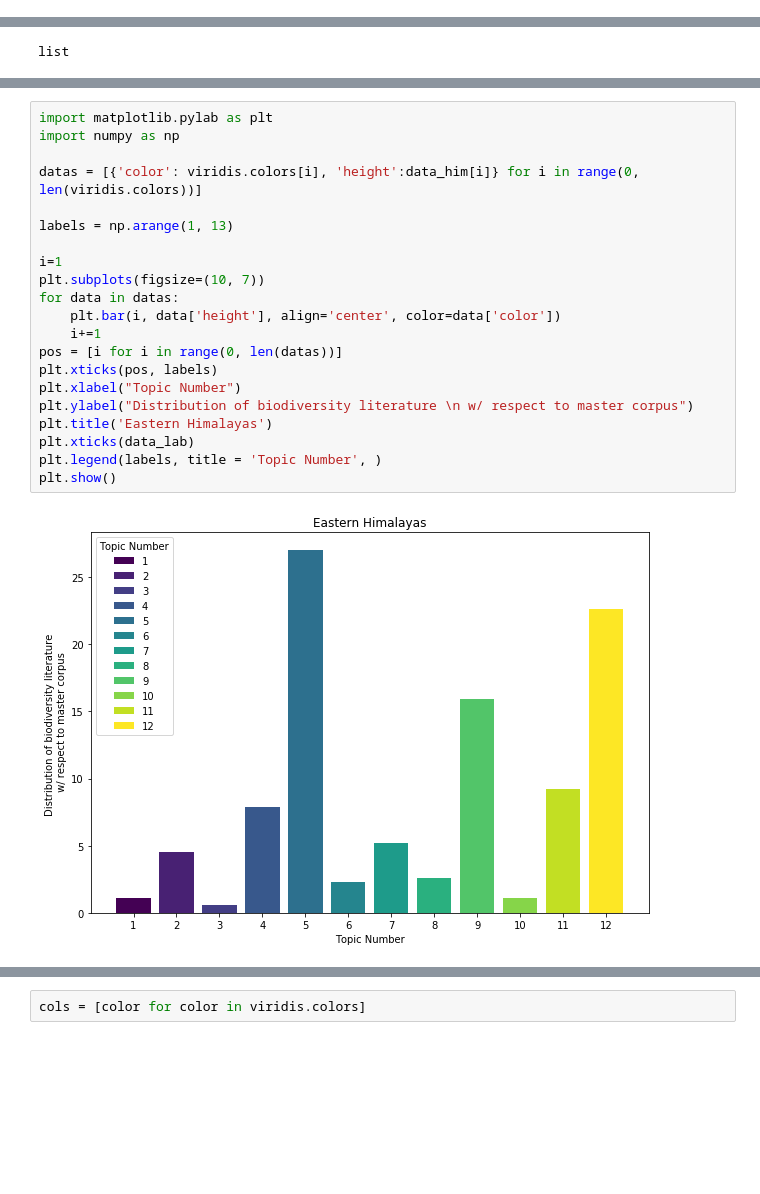
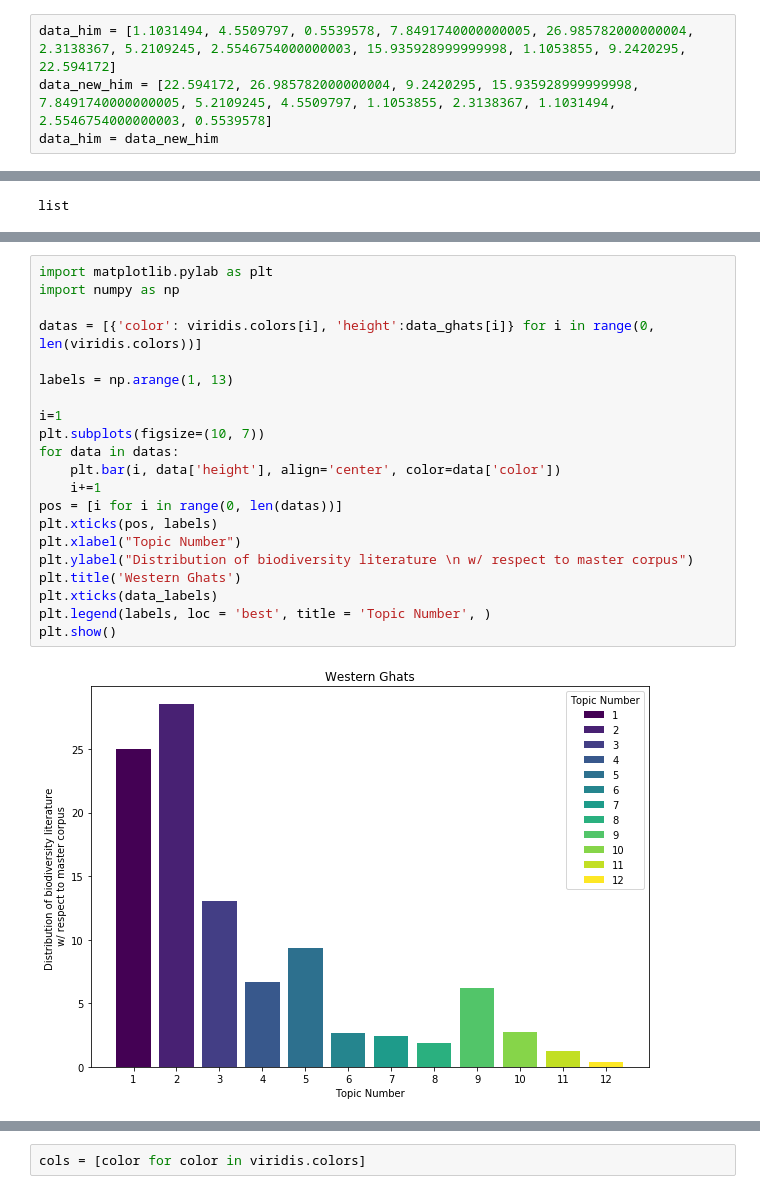
Before and after one commit to SarthakJShetty/Bias, a Jupyter notebook: notebooks/TESTING_NLP_Engine_12_Corpus_EXPERIMENTAL_CONTEXT_VISUALIZATION.ipynb, the cells around one changed output, grey strips where cells are left out. Saved outputs shown, nothing was run; the diff lists cells and outputs as text; blank space fills up the shorter version.

Commit message:
Loaded the final set of rearanged topic visualizations here for next meeting. Will update the README with new figures as well.

```diff
--- a/notebooks/TESTING_NLP_Engine_12_Corpus_EXPERIMENTAL_CONTEXT_VISUALIZATION.ipynb
+++ b/notebooks/TESTING_NLP_Engine_12_Corpus_EXPERIMENTAL_CONTEXT_VISUALIZATION.ipynb
@@ -416,0 +437,4 @@ data_forests = [1.6686656000000002, 1.6686792999999998, 1.6686656000000002, 38.7
+# %%
+data_him = [1.1031494, 4.5509797, 0.5539578, 7.8491740000000005, 26.985782000000004, 2.3138367, 5.2109245, 2.5546754000000003, 15.935928999999998, 1.1053855, 9.2420295, 22.594172]
+data_new_him = [22.594172, 26.985782000000004, 9.2420295, 15.935928999999998, 7.8491740000000005, 5.2109245, 4.5509797, 1.1053855, 2.3138367, 1.1031494, 2.5546754000000003, 0.5539578]
+data_him = data_new_him
@@ -468,26 +543,26 @@ list
 # %%
 import matplotlib.pylab as plt
 import numpy as np
 
-datas = [{'color': viridis.colors[i], 'height':data_him[i]} for i in range(0, len(viridis.colors))]
+datas = [{'color': viridis.colors[i], 'height':data_ghats[i]} for i in range(0, len(viridis.colors))]
 
 labels = np.arange(1, 13)
 
 i=1
 plt.subplots(figsize=(10, 7))
 for data in datas:
     plt.bar(i, data['height'], align='center', color=data['color'])
     i+=1
 pos = [i for i in range(0, len(datas))]
 plt.xticks(pos, labels)
 plt.xlabel("Topic Number")
 plt.ylabel("Distribution of biodiversity literature \n w/ respect to master corpus")
-plt.title('Eastern Himalayas')
-plt.xticks(data_lab)
-plt.legend(labels, title = 'Topic Number', )
+plt.title('Western Ghats')
+plt.xticks(data_labels)
+plt.legend(labels, loc = 'best', title = 'Topic Number', )
 plt.show()
 # %% [output]
-[figure, old version]
+[figure, new version]
 # %%
 import matplotlib.pylab as plt
 import numpy as np
```
Also changed, not shown: parts of 18 cells of this notebook.
